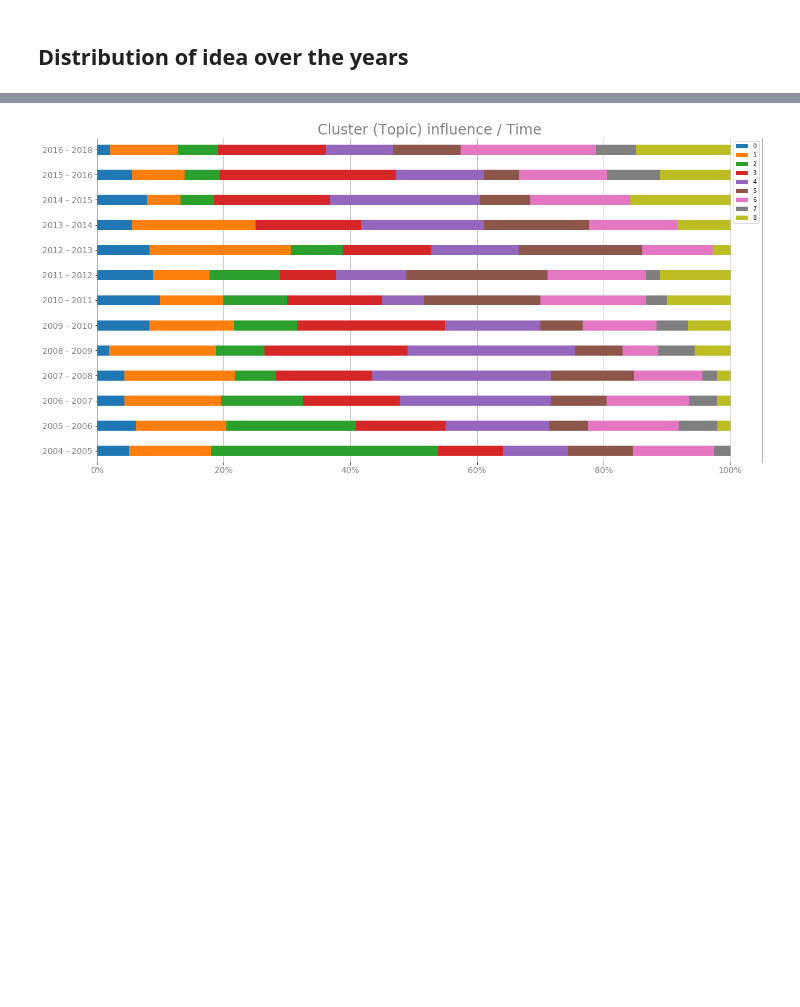
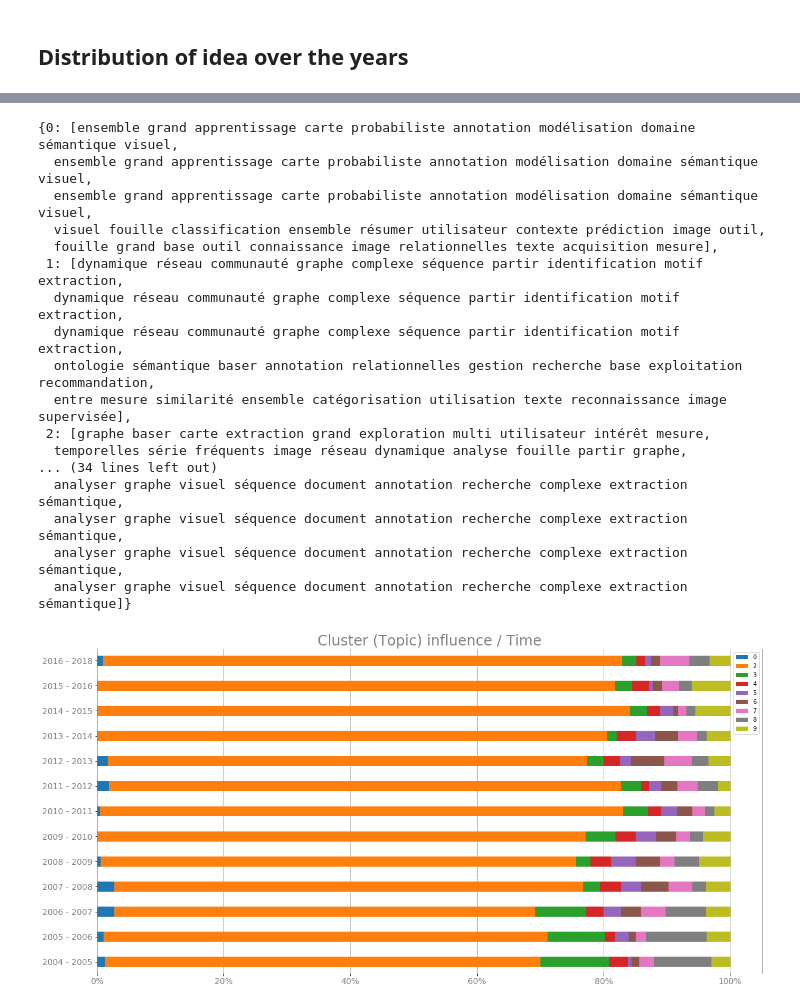
Before and after one commit to pchampio/EGC-2020, a Jupyter notebook: summary.ipynb, the cells around one changed output, grey strips where cells are left out. Cells and saved outputs as stored; diff of their text form; code cells hidden in the pictures; blank space fills up the shorter version.

Commit message:
WIP on kmeans's label
Former-commit-id: edaa58836abb400eb695e9ca6d69da6842d19b7f

```diff
--- a/summary.ipynb
+++ b/summary.ipynb
@@ -129,7 +129,7 @@ import gensim
 
 # Custom Stop words
 custom_stop_words = ['algorithme', 'étude', 'méthode', 'approche', 'nouvelle', 'algorithme', 'automatique', 'système'
-                    'source', 'exemple', 'concevoir', 'ensuite', 'définir', 'effectuer']
+                    'source', 'exemple', 'concevoir', 'ensuite', 'définir', 'effectuer', 'donnée']
 df_all_lem = df_all_lem.apply(lambda word_list: [word for word in word_list if word not in custom_stop_words])
 # %% [markdown]
 ## Create the Dictionary and Corpus needed for Topic Modeling
@@ -339,0 +355,31 @@ LDA matrix shape (input to KMeans): (1269, 200)
+# %%
+testing = {}
+lda_words = lda_model.show_topics(-1, formatted=False)
+for cluster in range(n_clusters):
+    values_dence = lda_csc_matrix[np.where(df['pred'] == cluster)]
+    coo = values_dence.tocoo()
+
+    maximize = []
+    for row, col in zip(coo.row, coo.col):
+        label = cluster_label(col, values_dence.toarray()[row][col], lda_words)
+
+        trigger = True
+
+        for la in maximize:
+            if la.topic_id == col and la.value < label.value:
+                trigger = True
+                maximize.remove(la)
+                break
+
+            if la.topic_id == col and la.value > label.value:
+                trigger = False
+
+
+        if trigger:
+            maximize.append(label)
+
+    first5 = (sorted(maximize, key=lambda x: x.value, reverse=True))[:5]
+
+
+    testing[cluster] = first5
+testing
@@ -413,35 +495,53 @@ display(df_label_count_sampled_year)
 # %%
 from matplotlib.ticker import FuncFormatter
 
-df_label_count_sampled_year = df_label_count_sampled_year.drop([9], axis=1)
+df_label_count_sampled_year = df_label_count_sampled_year.drop([1], axis=1)
 
 # To percent
 df_label_count_sampled_year = df_label_count_sampled_year.apply(lambda x: x / x.sum(), axis=1)
 
 # Plot
 df_label_count_sampled_year.plot.barh(stacked=True, figsize=(20, 10), width=0.4)
 plt.title('Cluster (Topic) influence / Time', fontsize= 24, color='gray')
 
 ## PlotSwagg ##
 plt.yticks(fontsize=14, rotation=0, color='gray')
 plt.xticks(fontsize=14, rotation=0, color='gray')
 
 # Cleanest Percent
 plt.gca().xaxis.set_major_formatter(FuncFormatter(lambda y, _: '{:.0%}'.format(y)))
 
 # Less border
 plt.gca().xaxis.grid(True)
 plt.gca().spines['top'].set_visible(False)
 plt.gca().spines['bottom'].set_visible(False)
 plt.gca().spines['left'].set_edgecolor('gray')
 plt.gca().spines['right'].set_edgecolor('gray')
 
 # Percent line under the barH
 plt.gca().set_axisbelow(True)
 
+display(testing)
 plt.show()
 # %% [output]
+{0: [ensemble grand apprentissage carte probabiliste annotation modélisation domaine sémantique visuel,
+  ensemble grand apprentissage carte probabiliste annotation modélisation domaine sémantique visuel,
+  ensemble grand apprentissage carte probabiliste annotation modélisation domaine sémantique visuel,
+  visuel fouille classification ensemble résumer utilisateur contexte prédiction image outil,
+  fouille grand base outil connaissance image relationnelles texte acquisition mesure],
+ 1: [dynamique réseau communauté graphe complexe séquence partir identification motif extraction,
+  dynamique réseau communauté graphe complexe séquence partir identification motif extraction,
+  dynamique réseau communauté graphe complexe séquence partir identification motif extraction,
+  ontologie sémantique baser annotation relationnelles gestion recherche base exploitation recommandation,
+  entre mesure similarité ensemble catégorisation utilisation texte reconnaissance image supervisée],
+ 2: [graphe baser carte extraction grand exploration multi utilisateur intérêt mesure,
+  temporelles série fréquents image réseau dynamique analyse fouille partir graphe,
+... (34 lines left out)
+  analyser graphe visuel séquence document annotation recherche complexe extraction sémantique,
+  analyser graphe visuel séquence document annotation recherche complexe extraction sémantique,
+  analyser graphe visuel séquence document annotation recherche complexe extraction sémantique,
+  analyser graphe visuel séquence document annotation recherche complexe extraction sémantique]}
-[figure, old version]
+[figure, new version]
 # %%
 # BIG Dump :poop:
 if False:
```
Also changed, not shown: parts of 11 cells of this notebook.
